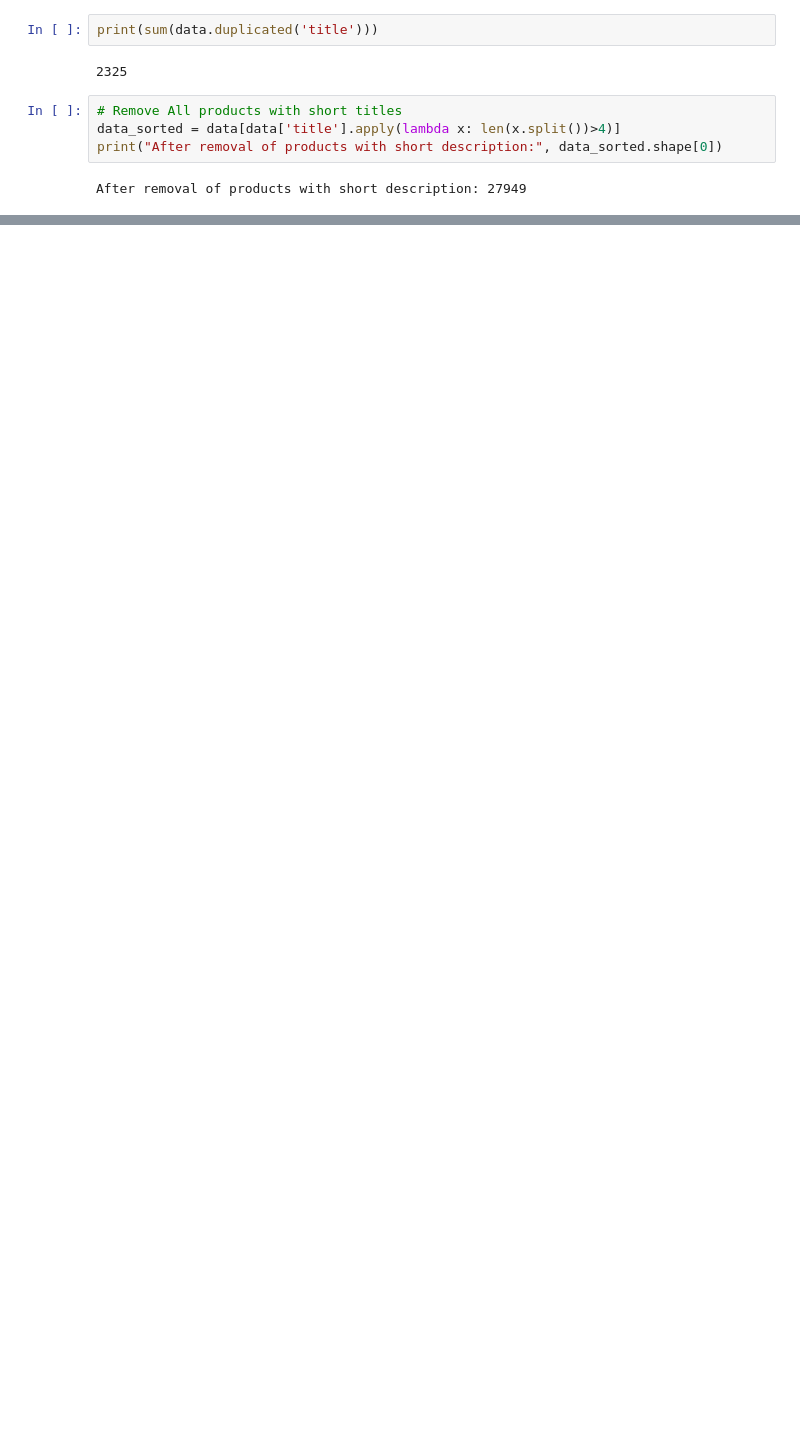
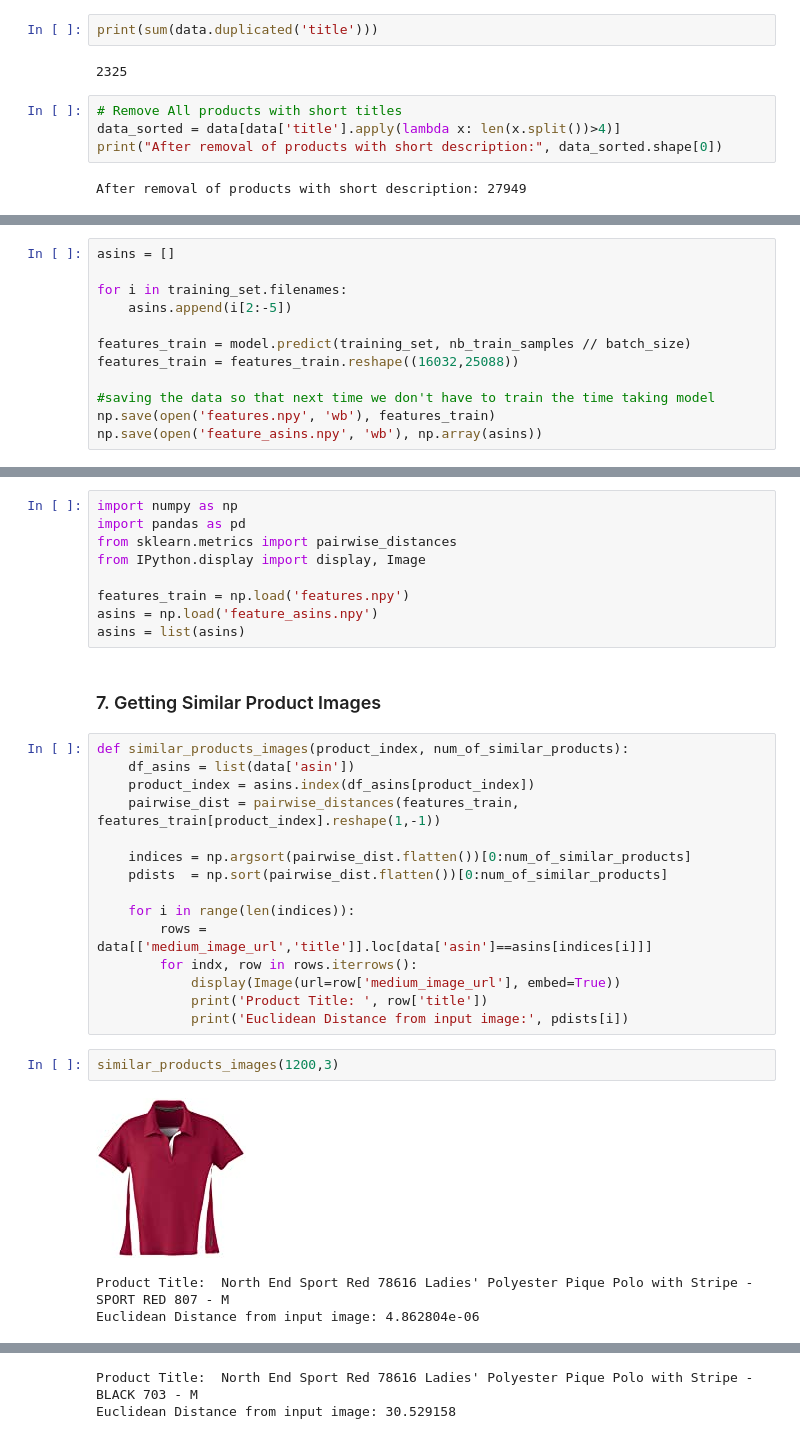
Before and after one commit to ansh-099/Similar-Products, a Jupyter notebook: Similar-Products.ipynb, the cells around one changed output, grey strips where cells are left out. Cells and saved outputs as stored; diff of their text form; blank space fills up the shorter version.

Commit message:
Update Similar-Products.ipynb
Dataset Preprocessing and CNN Model update

```diff
--- a/Similar-Products.ipynb
+++ b/Similar-Products.ipynb
@@ -107,0 +199,12 @@ See the caveats in the documentation: https://pandas.pydata.org/pandas-docs/stab
+# %%
+asins = []
+
+for i in training_set.filenames:
+    asins.append(i[2:-5])
+
+features_train = model.predict(training_set, nb_train_samples // batch_size)
+features_train = features_train.reshape((16032,25088))
+
+#saving the data so that next time we don't have to train the time taking model
+np.save(open('features.npy', 'wb'), features_train)
+np.save(open('feature_asins.npy', 'wb'), np.array(asins))
@@ -107,0 +213,32 @@ See the caveats in the documentation: https://pandas.pydata.org/pandas-docs/stab
+# %%
+import numpy as np
+import pandas as pd
+from sklearn.metrics import pairwise_distances
+from IPython.display import display, Image
+
+features_train = np.load('features.npy')
+asins = np.load('feature_asins.npy')
+asins = list(asins)
+# %% [markdown]
+### 7. Getting Similar Product Images
+# %%
+def similar_products_images(product_index, num_of_similar_products):
+    df_asins = list(data['asin'])
+    product_index = asins.index(df_asins[product_index])
+    pairwise_dist = pairwise_distances(features_train, features_train[product_index].reshape(1,-1))
+
+    indices = np.argsort(pairwise_dist.flatten())[0:num_of_similar_products]
+    pdists  = np.sort(pairwise_dist.flatten())[0:num_of_similar_products]
+
+    for i in range(len(indices)):
+        rows = data[['medium_image_url','title']].loc[data['asin']==asins[indices[i]]]
+        for indx, row in rows.iterrows():
+            display(Image(url=row['medium_image_url'], embed=True))
+            print('Product Title: ', row['title'])
+            print('Euclidean Distance from input image:', pdists[i])
+# %%
+similar_products_images(1200,3)
+# %% [output]
+[figure, added]
+Product Title:  North End Sport Red 78616 Ladies' Polyester Pique Polo with Stripe - SPORT RED 807 - M
+Euclidean Distance from input image: 4.862804e-06
@@ -107,0 +246,2 @@ See the caveats in the documentation: https://pandas.pydata.org/pandas-docs/stab
+Product Title:  North End Sport Red 78616 Ladies' Polyester Pique Polo with Stripe - BLACK 703 - M
+Euclidean Distance from input image: 30.529158
```
Also changed, not shown: parts of 19 cells of this notebook.
